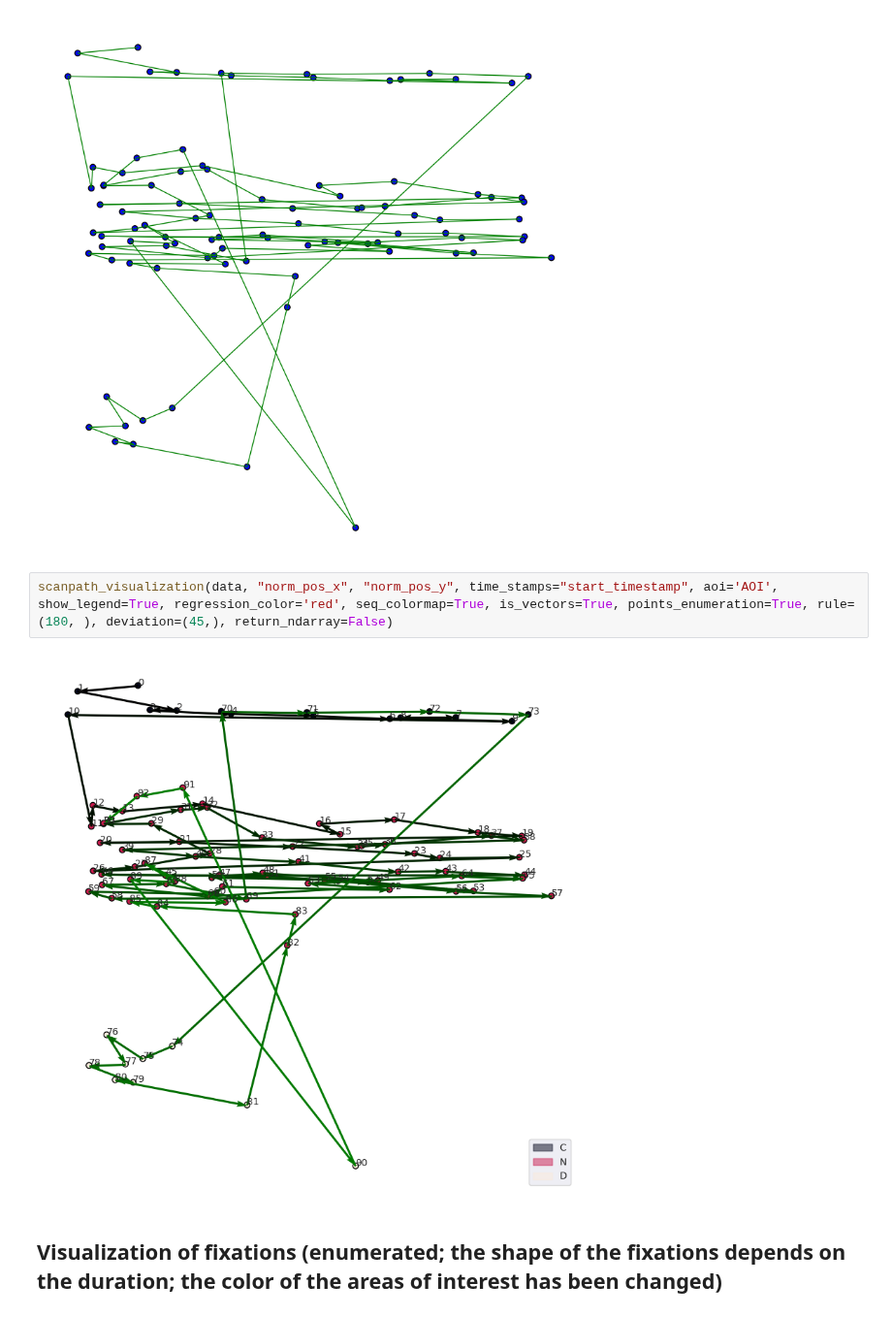
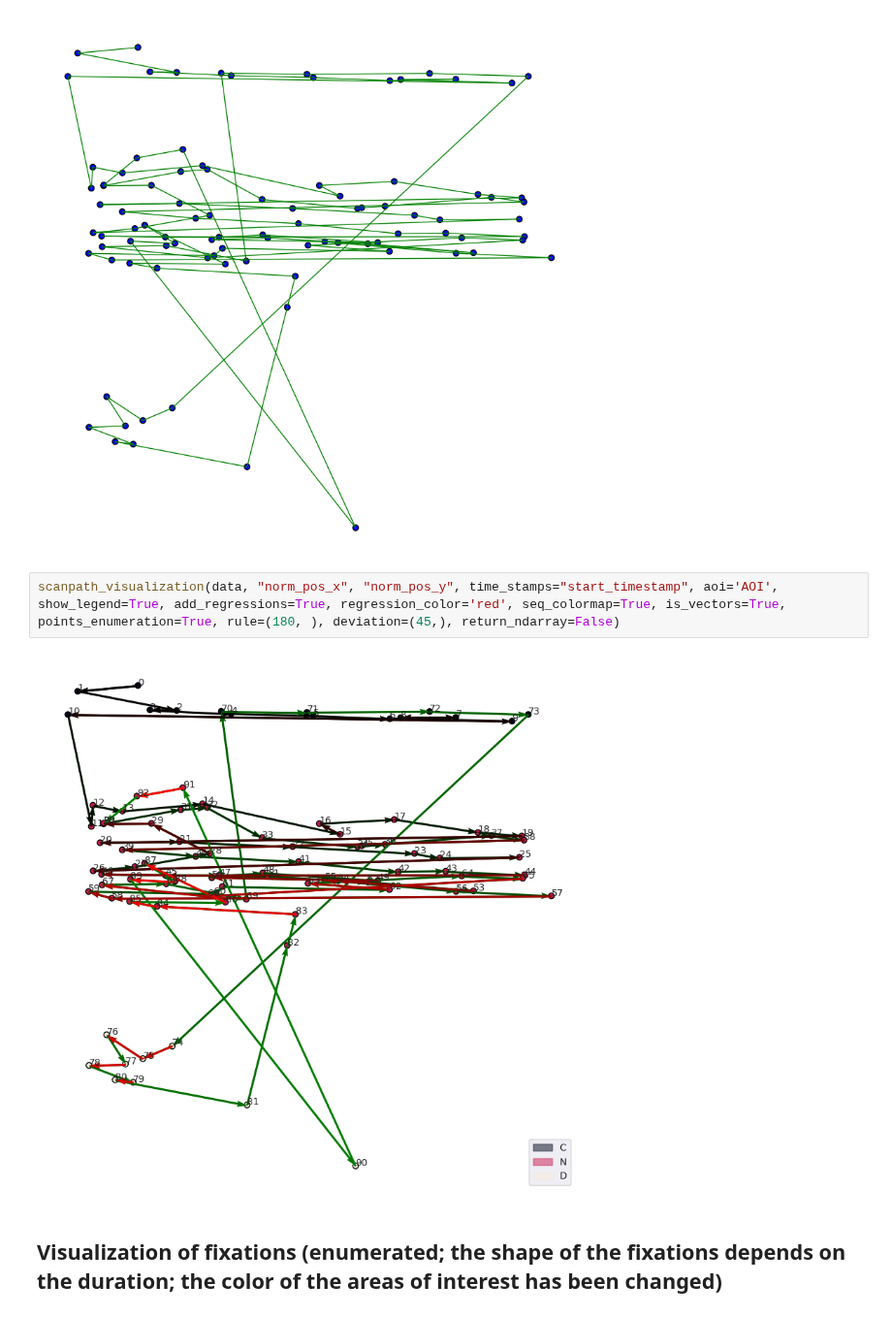
Before and after one commit to hse-scila/EyeFeatures, a Jupyter notebook: eyetracking/visualization/visualization_test.ipynb, the cells around one changed output. Shown at 97% size. Saved outputs shown, nothing was run; the diff lists cells and outputs as text.

```diff
--- a/eyetracking/visualization/visualization_test.ipynb
+++ b/eyetracking/visualization/visualization_test.ipynb
@@ -40,9 +49,9 @@ saccade_visualization(data, "norm_pos_x", "norm_pos_y", regression_color="red",
 # %% [output]
 [figure]
 # %%
-scanpath_visualization(data, "norm_pos_x", "norm_pos_y", time_stamps="start_timestamp", aoi='AOI', show_legend=True, regression_color='red', seq_colormap=True, is_vectors=True, points_enumeration=True, rule=(180, ), deviation=(45,), return_ndarray=False)
+scanpath_visualization(data, "norm_pos_x", "norm_pos_y", time_stamps="start_timestamp", aoi='AOI', show_legend=True, add_regressions=True, regression_color='red', seq_colormap=True, is_vectors=True, points_enumeration=True, rule=(180, ), deviation=(45,), return_ndarray=False)
 # %% [output]
-[figure, old version]
+[figure, new version]
 # %% [markdown]
 ## Visualization of fixations (enumerated; the shape of the fixations depends on the duration; the color of the areas of interest has been changed)
 # %%
```
Also changed, not shown: parts of 4 cells of this notebook, 1 other file.
